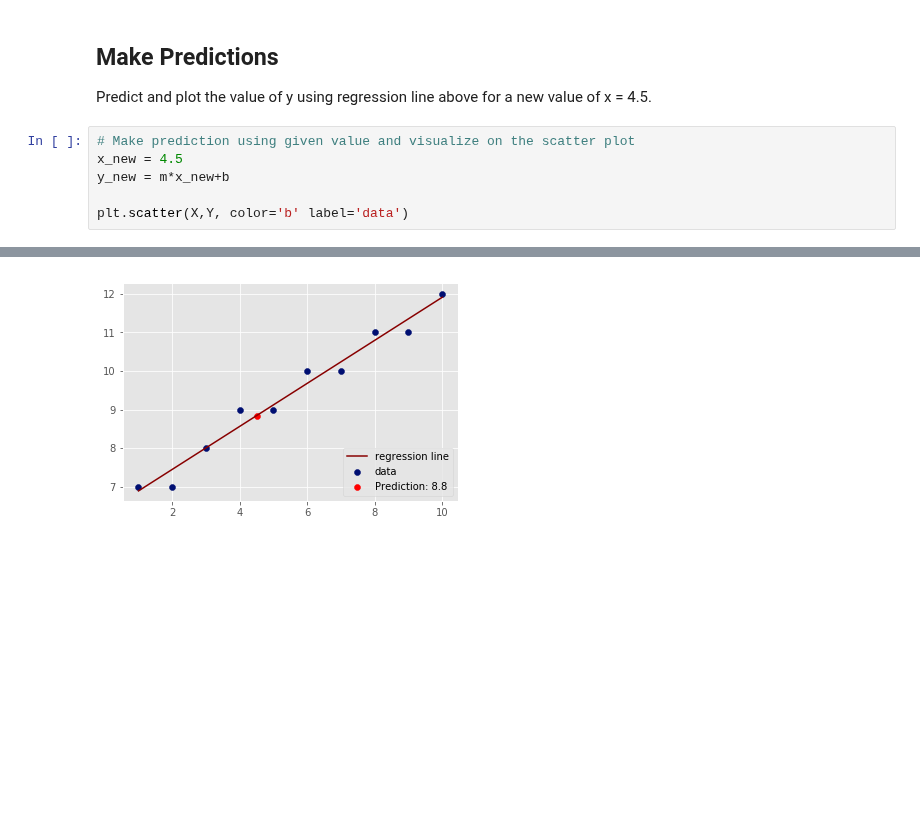
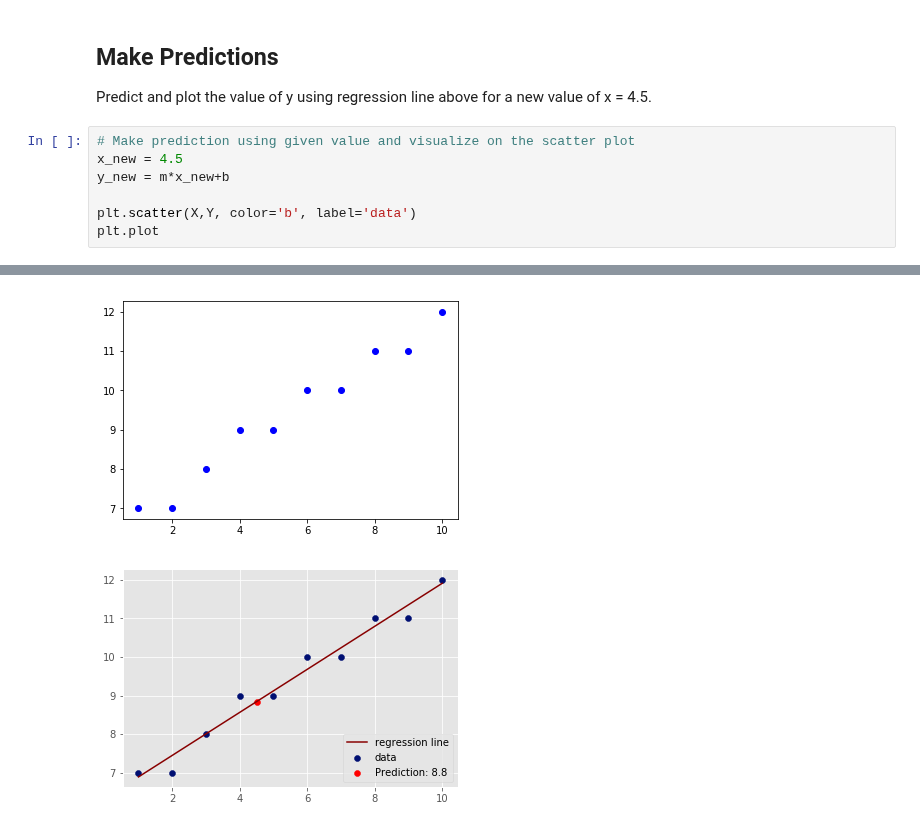
Before and after one commit to mandoiwanaga/dsc-0-10-10-complete-regression-seattle-ds-career-040119, a Jupyter notebook: index.ipynb, the cells around one changed output, grey strips where cells are left out. Drawn from its saved outputs; the diff is of its cells as text; blank space fills up the shorter version.

```diff
--- a/index.ipynb
+++ b/index.ipynb
@@ -149,5 +149,6 @@ Predict and plot the value of y using regression line above for a new value of x
 x_new = 4.5
 y_new = m*x_new+b
 
-plt.scatter(X,Y, color='b' label='data')
+plt.scatter(X,Y, color='b', label='data')
+plt.plot
 # %% [output]
@@ -155,3 +156,4 @@ SyntaxError: invalid syntax (<ipython-input-24-2dec6512763f>, line 5)
+[figure, added]
 # %%
 # %% [output]
 [figure]
```
Also changed, not shown: parts of 1 cell of this notebook.
